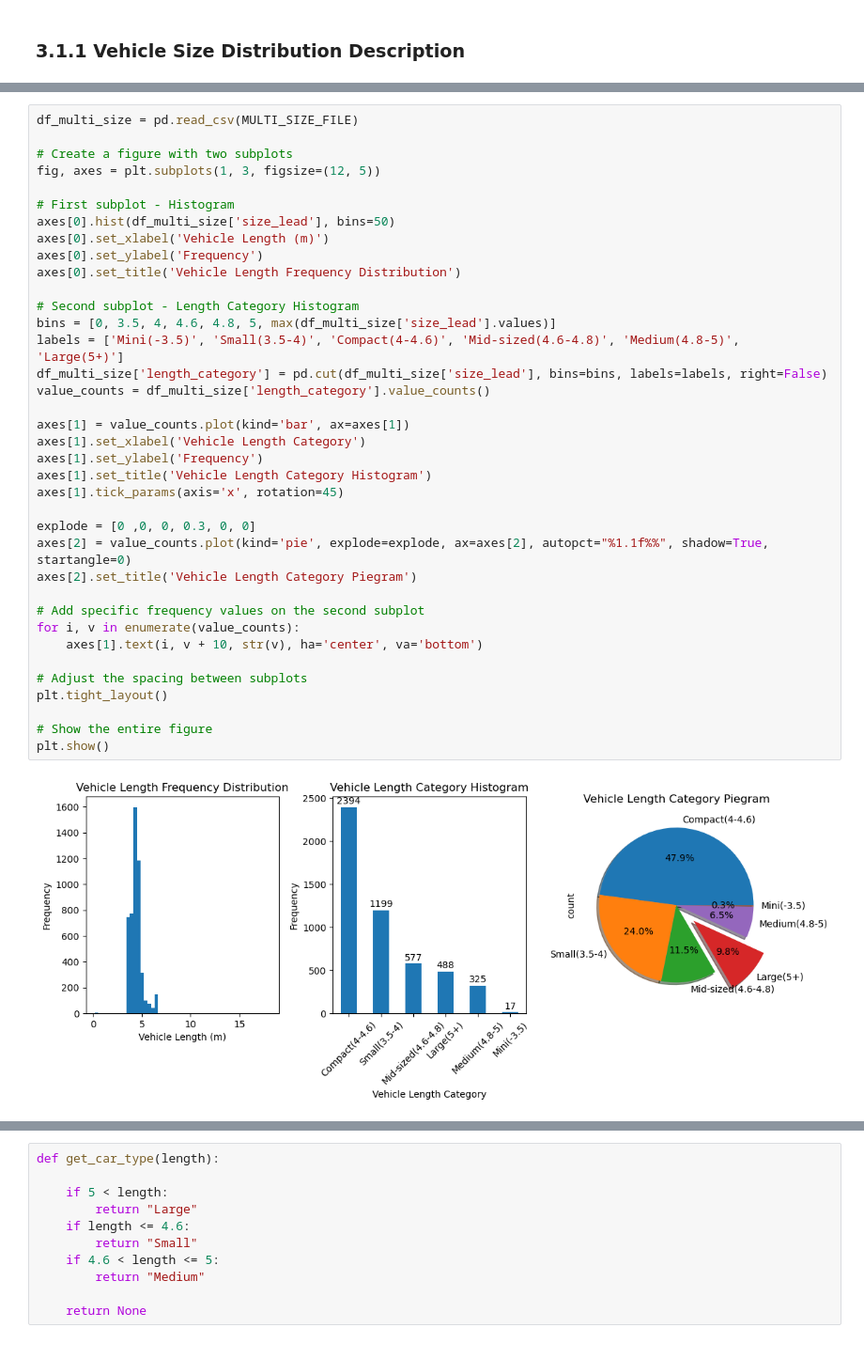
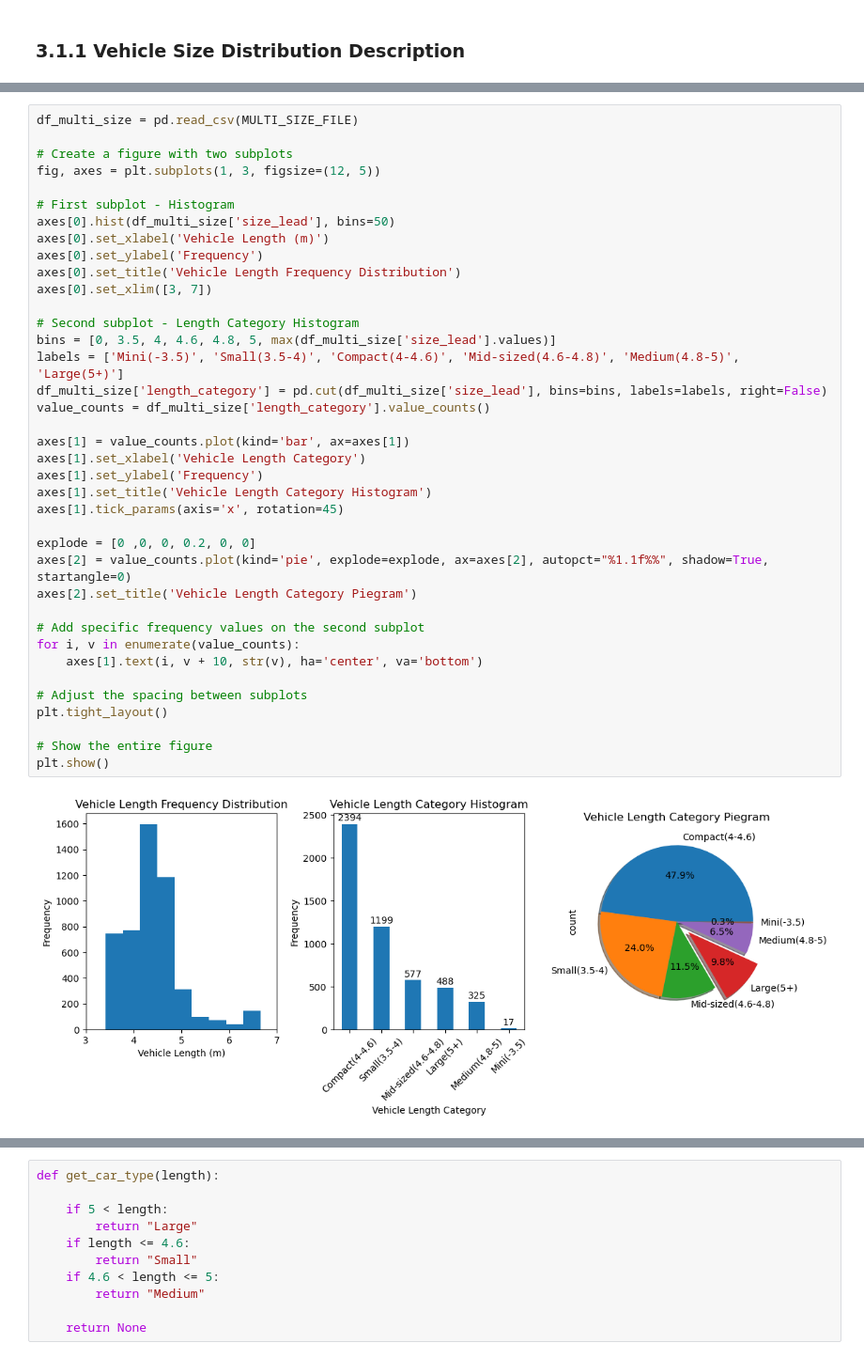
Before and after one commit to 88Cin/TIL-Group15, a Jupyter notebook: files/project.ipynb, the cells around one changed output, grey strips where cells are left out. Shown at 94% size. Saved outputs shown, nothing was run; the diff lists cells and outputs as text.

```diff
--- a/files/project.ipynb
+++ b/files/project.ipynb
@@ -155,33 +157,34 @@ fig, axes = plt.subplots(1, 3, figsize=(12, 5))
 axes[0].hist(df_multi_size['size_lead'], bins=50)
 axes[0].set_xlabel('Vehicle Length (m)')
 axes[0].set_ylabel('Frequency')
 axes[0].set_title('Vehicle Length Frequency Distribution')
+axes[0].set_xlim([3, 7])
 
 # Second subplot - Length Category Histogram
 bins = [0, 3.5, 4, 4.6, 4.8, 5, max(df_multi_size['size_lead'].values)]
 labels = ['Mini(-3.5)', 'Small(3.5-4)', 'Compact(4-4.6)', 'Mid-sized(4.6-4.8)', 'Medium(4.8-5)', 'Large(5+)']
 df_multi_size['length_category'] = pd.cut(df_multi_size['size_lead'], bins=bins, labels=labels, right=False)
 value_counts = df_multi_size['length_category'].value_counts()
 
 axes[1] = value_counts.plot(kind='bar', ax=axes[1])
 axes[1].set_xlabel('Vehicle Length Category')
 axes[1].set_ylabel('Frequency')
 axes[1].set_title('Vehicle Length Category Histogram')
 axes[1].tick_params(axis='x', rotation=45)
 
-explode = [0 ,0, 0, 0.3, 0, 0]
+explode = [0 ,0, 0, 0.2, 0, 0]
 axes[2] = value_counts.plot(kind='pie', explode=explode, ax=axes[2], autopct="%1.1f%%", shadow=True, startangle=0)
 axes[2].set_title('Vehicle Length Category Piegram')
 
 # Add specific frequency values on the second subplot
 for i, v in enumerate(value_counts):
     axes[1].text(i, v + 10, str(v), ha='center', va='bottom')
 
 # Adjust the spacing between subplots
 plt.tight_layout()
 
 # Show the entire figure
 plt.show()
 # %% [output]
-[figure, old version]
+[figure, new version]
 # %% [markdown]
```
Also changed, not shown: parts of 4 cells of this notebook.
